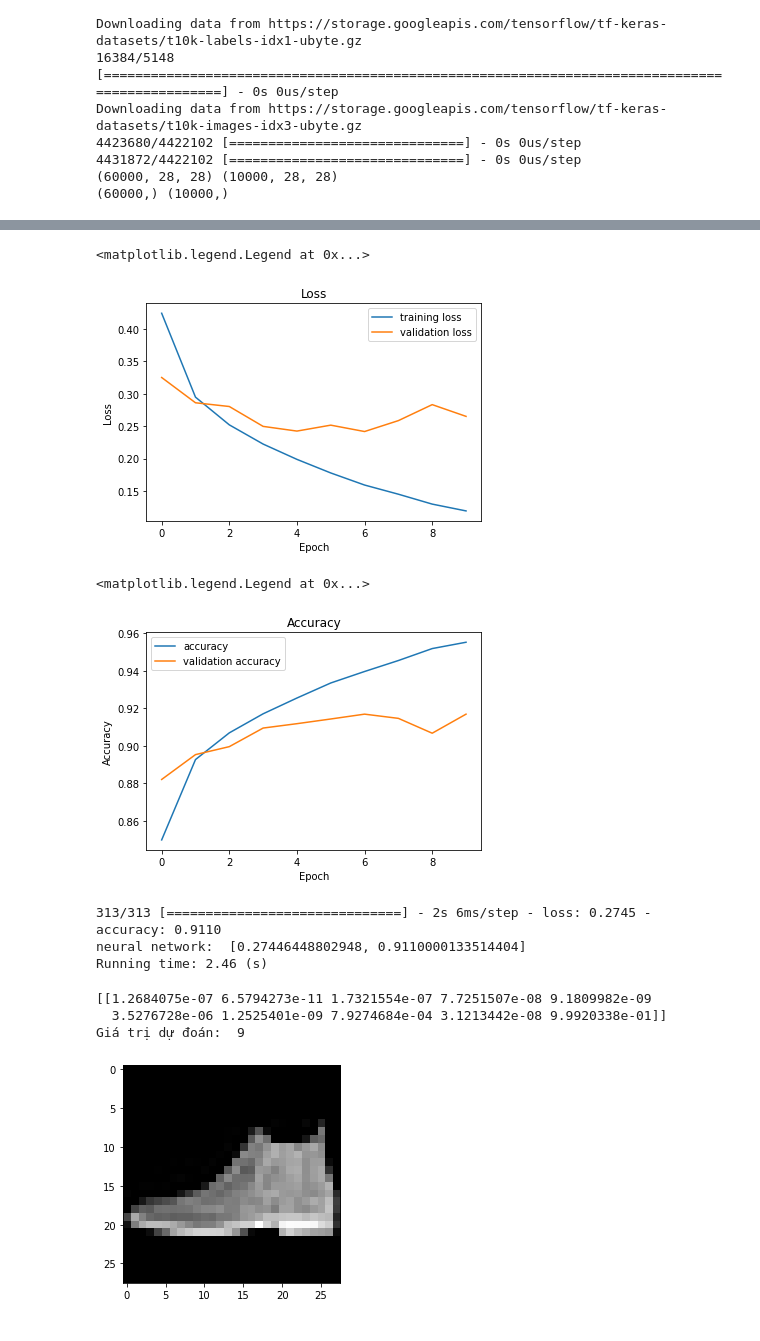
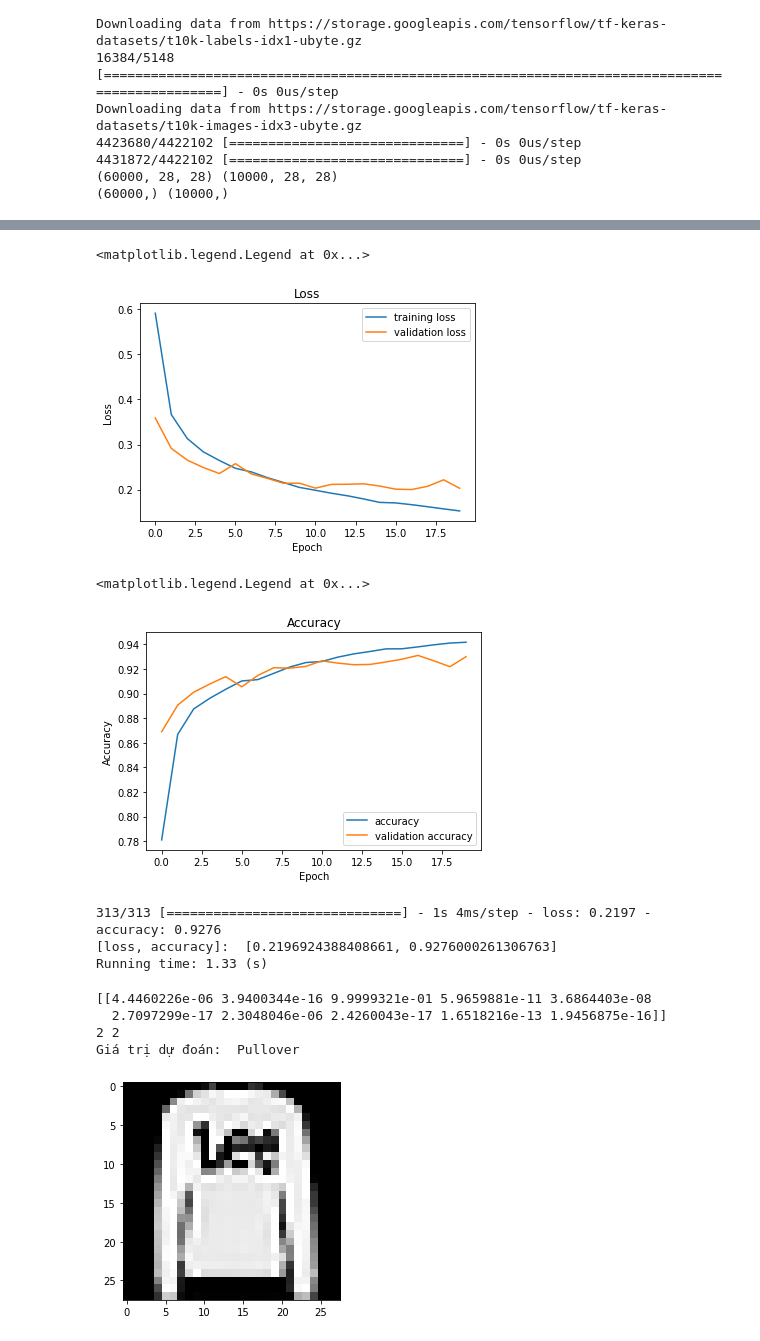
Before and after one commit to huynhspm/Basic_ML, a Jupyter notebook: Image Classification/Mnist_Fashion_Project.ipynb, the cells around one changed output, grey strips where cells are left out. Drawn from its saved outputs; the diff is of its cells as text; code cells hidden in the pictures.

```diff
--- a/Image Classification/Mnist_Fashion_Project.ipynb
+++ b/Image Classification/Mnist_Fashion_Project.ipynb
@@ -73,11 +73,19 @@ X_test = X_test/255.0
 model = Sequential()
 
 model.add(Conv2D(32, (3, 3), activation='relu', input_shape=(28, 28, 1)))
+model.add(Conv2D(32, (3, 3), activation='relu'))
+model.add(MaxPooling2D(pool_size=(2,2)))
+model.add(Dropout(0.25))
+
+model.add(Conv2D(64, (3, 3), activation='relu', input_shape=(28, 28, 1)))
+model.add(Conv2D(64, (3, 3), activation='relu'))
 model.add(MaxPooling2D(pool_size=(2,2)))
 model.add(Dropout(0.25))
 
 model.add(Flatten())
-model.add(Dense(128, activation='relu'))
+
+model.add(Dense(512, activation='relu'))
+model.add(Dropout(0.5))
 model.add(Dense(10, activation='softmax'))
 
 model.compile(loss='sparse_categorical_crossentropy', optimizer='adam', metrics=['accuracy'])
@@ -103,7 +111,7 @@ _________________________________________________________________
 # %%
 # 6. train model
 start_time = time.time()
-H = model.fit(X_train, y_train, validation_split=0.2, batch_size=32, epochs=10, verbose=1)
+H = model.fit(X_train, y_train, validation_split=0.2, batch_size=64, epochs=20, verbose=1)
 end_time = time.time()
 print("Running time: %.2f (s)" % (end_time - start_time))
 # %% [output]
@@ -127,6 +135,6 @@ Running time: 49.36 (s)
 # %%
 # 7. Vẽ đồ thị loss của traning set và validation set
-numOfEpoch = 10
+numOfEpoch = 20
 plt.plot(np.arange(0, numOfEpoch), H.history['loss'], label='training loss')
 plt.plot(np.arange(0, numOfEpoch), H.history['val_loss'], label='validation loss')
 plt.title('Loss')
@@ -135,10 +143,10 @@ plt.ylabel('Loss')
 plt.legend()
 # %% [output]
 <matplotlib.legend.Legend at 0x...>
-[figure, old version]
+[figure, new version]
 # %%
 # 8. Vẽ đồ thị accuracy của traning set và validation set
-numOfEpoch = 10
+numOfEpoch = 20
 plt.plot(np.arange(0, numOfEpoch), H.history['accuracy'], label='accuracy')
 plt.plot(np.arange(0, numOfEpoch), H.history['val_accuracy'], label='validation accuracy')
 plt.title('Accuracy')
@@ -147,26 +155,30 @@ plt.ylabel('Accuracy')
 plt.legend()
 # %% [output]
 <matplotlib.legend.Legend at 0x...>
-[figure, old version]
+[figure, new version]
 # %%
 # 9. Đánh giá model với testset
 start_time = time.time()
-print('neural network: ', model.evaluate(X_test, y_test, verbose = 1))
+print('[loss, accuracy]: ', model.evaluate(X_test, y_test, verbose = 1))
 end_time = time.time()
 print("Running time: %.2f (s)" % (end_time - start_time))
 # %% [output]
-313/313 [==============================] - 2s 6ms/step - loss: 0.2745 - accuracy: 0.9110
-neural network:  [0.27446448802948, 0.9110000133514404]
-Running time: 2.46 (s)
+313/313 [==============================] - 1s 4ms/step - loss: 0.2197 - accuracy: 0.9276
+[loss, accuracy]:  [0.2196924388408661, 0.9276000261306763]
+Running time: 1.33 (s)
 # %%
 # 10. predict
-plt.imshow(X_test[0].reshape(28,28), cmap='gray')
+id =1
+plt.imshow(X_test[id].reshape(28, 28), cmap='gray')
 
-y_predict = model.predict(X_test[0].reshape(1,28,28,1))
+y_predict = model.predict(X_test[id].reshape(1, 28, 28, 1))
 print(y_predict)
-print('Giá trị dự đoán: ', np.argmax(y_predict))
+y_predict = np.argmax(y_predict)
+print(y_test[id], y_predict)
+print('Giá trị dự đoán: ', label[y_predict])
 # %% [output]
-[[1.2684075e-07 6.5794273e-11 1.7321554e-07 7.7251507e-08 9.1809982e-09
-  3.5276728e-06 1.2525401e-09 7.9274684e-04 3.1213442e-08 9.9920338e-01]]
-Giá trị dự đoán:  9
+[[4.4460226e-06 3.9400344e-16 9.9999321e-01 5.9659881e-11 3.6864403e-08
+  2.7097299e-17 2.3048046e-06 2.4260043e-17 1.6518216e-13 1.9456875e-16]]
+2 2
+Giá trị dự đoán:  Pullover
-[figure, old version]
+[figure, new version]
```
Also changed, not shown: parts of 3 cells of this notebook.
